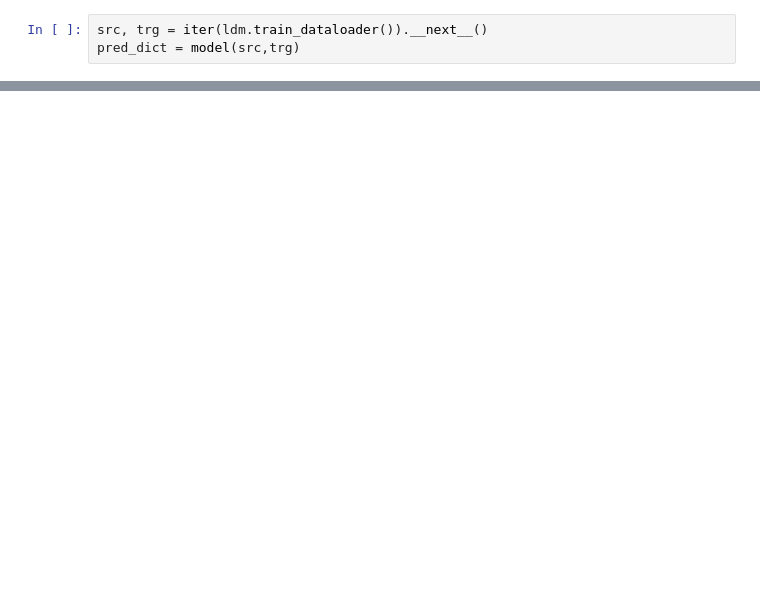
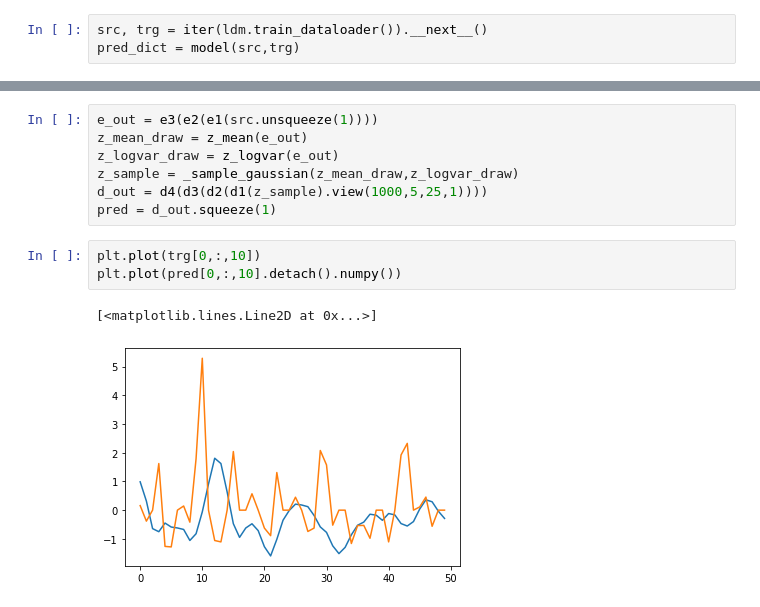
Before and after one commit to m-nolan/ptl-lfads, a Jupyter notebook: prediction_model_test_20210118.ipynb, the cells around one changed output, grey strips where cells are left out. Saved outputs shown, nothing was run; the diff lists cells and outputs as text; blank space fills up the shorter version.

```diff
--- a/prediction_model_test_20210118.ipynb
+++ b/prediction_model_test_20210118.ipynb
@@ -66,0 +113,13 @@ pred_dict = model(src,trg)
+# %%
+e_out = e3(e2(e1(src.unsqueeze(1))))
+z_mean_draw = z_mean(e_out)
+z_logvar_draw = z_logvar(e_out)
+z_sample = _sample_gaussian(z_mean_draw,z_logvar_draw)
+d_out = d4(d3(d2(d1(z_sample).view(1000,5,25,1))))
+pred = d_out.squeeze(1)
+# %%
+plt.plot(trg[0,:,10])
+plt.plot(pred[0,:,10].detach().numpy())
+# %% [output]
+[<matplotlib.lines.Line2D at 0x...>]
+[figure, added]
```
Also changed, not shown: parts of 5 cells of this notebook, 1 other file.
